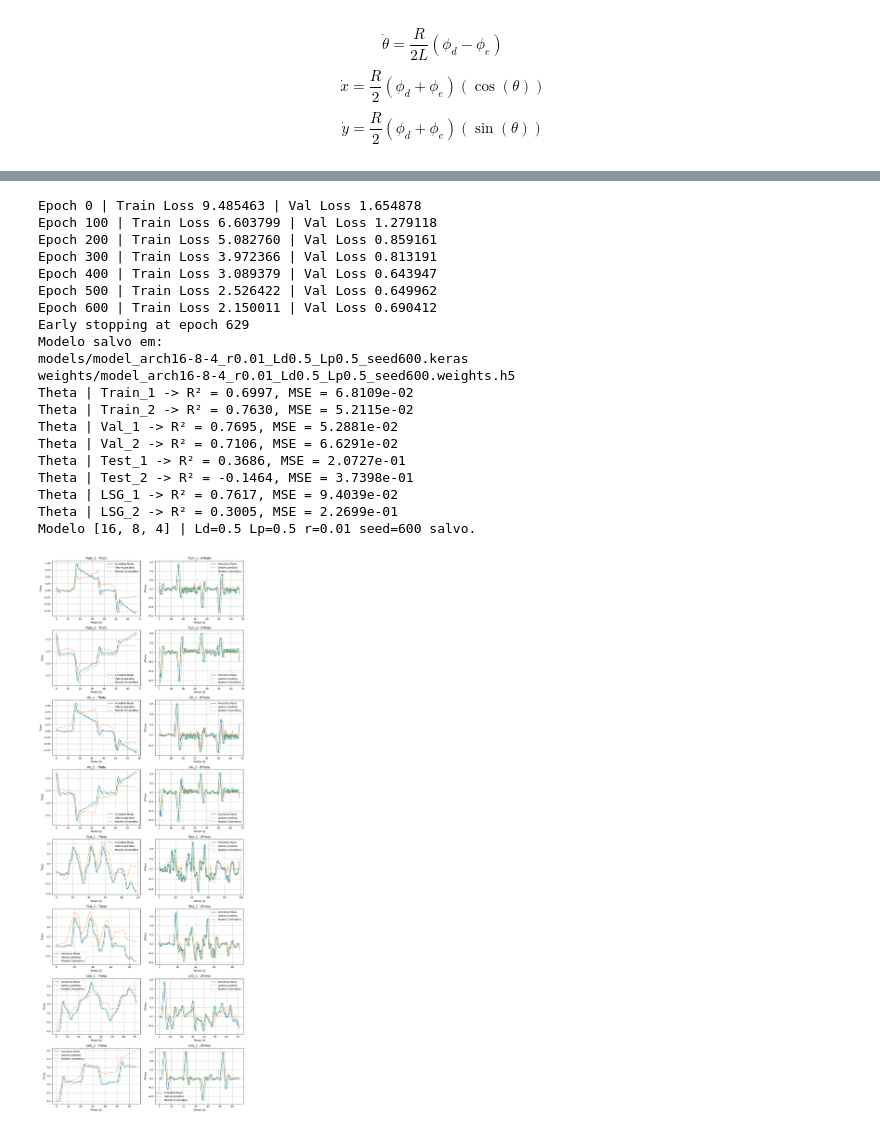
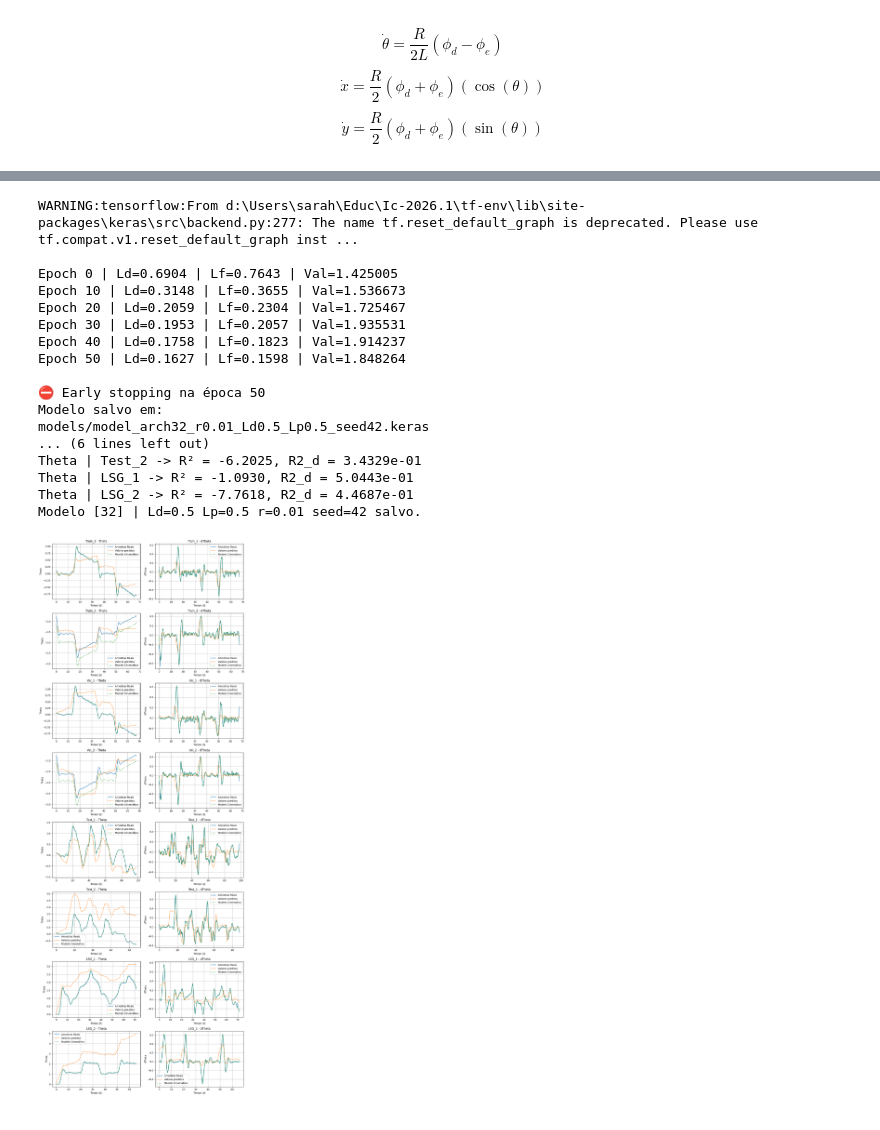
Before and after one commit to sarahmss/Ic-2026.1, a Jupyter notebook: 02-Filtered/02-SimpleLossSavGol/02-Ts-15/Theta/Train.ipynb, the cells around one changed output, grey strips where cells are left out. Cells and saved outputs as stored; diff of their text form; code cells hidden in the pictures.

```diff
--- a/02-Filtered/02-SimpleLossSavGol/02-Ts-15/Theta/Train.ipynb
+++ b/02-Filtered/02-SimpleLossSavGol/02-Ts-15/Theta/Train.ipynb
@@ -160,5 +172,5 @@ def GetCin(dataset):
 # %%
-def BuildRNN(architecture, initializer, regularizer):
+def BuildRNN(architecture, recurrent_initializer, initializer, regularizer):
 
     model = tf.keras.Sequential()
     model.add(tf.keras.layers.Input(shape=(TIME_STEPS, INPUT_SIZE)))
@@ -166,19 +178,16 @@ def BuildRNN(architecture, initializer, regularizer):
     for i, units in enumerate(architecture):
 
         return_sequences = (i < len(architecture) - 1)
-        if return_sequences == True:
-            act = 'linear'
-        else:
-            act = 'tanh'
         model.add(
             tf.keras.layers.SimpleRNN(
                 units,
-                activation=act,
-                return_sequences=return_sequences,
+                activation='tanh',
                 kernel_initializer=initializer,
+                recurrent_initializer=recurrent_initializer,
+                bias_initializer='zeros',
                 kernel_regularizer=regularizer,
                 recurrent_regularizer=regularizer,
-                bias_regularizer=regularizer
+                return_sequences=return_sequences,
             )
         )
 
@@ -187,8 +196,8 @@ def BuildRNN(architecture, initializer, regularizer):
             OUTPUT_SIZE,
             activation="linear",
             kernel_initializer=initializer,
+            bias_initializer='zeros',
             kernel_regularizer=regularizer,
-            bias_regularizer=regularizer
         )
     )
 
@@ -376,3 +391,5 @@ def EvalModel(model):
         plt.tight_layout()
 
     return metrics
+# %%
+metrics = EvalModel(model)
@@ -443,62 +464,67 @@ from itertools import product
 N_MODELS = 5
 seeds = np.random.choice(range(1, 10000), size=N_MODELS, replace=False)
 
-architectures = [[16, 8, 4],
-    [32], [64], [128], [264],
+architectures = [[32],
+    [16], [32], [64], [128], [264],
     [8, 4], [16, 8], [32, 16], [64, 32], [128, 64], [264, 128],
     [16, 8, 4], [32, 16, 8], [128, 64, 32], [264, 128, 64]
 ]
 
 Ld_Lp = [[0.5, 0.5], [0.3,0.7], [0.7,0.3]]
 r_values = [0.01, 0.9]
 
 results = {}
 # produto cartesiano de todos hiperparâmetros
 for arch, (Ld, Lp), r in product(architectures, Ld_Lp, r_values):
 
     for i, s in enumerate(seeds):
+        s = 42
+        tf.keras.backend.clear_session()
+        np.random.seed(s)
+        tf.random.set_seed(s)
 
-        tf.keras.backend.clear_session()
+        initializer = tf.keras.initializers.GlorotUniform(seed=s)
+        recurrent_initializer = tf.keras.initializers.Orthogonal(seed=s)
 
-        init = initializers.RandomNormal(seed=int(s))
-        reg = tf.keras.regularizers.l2(r)
-        model = BuildRNN(arch, init, reg)
+        l2_reg = tf.keras.regularizers.l2(1e-4)
+
+        model = BuildRNN(arch, recurrent_initializer, initializer, l2_reg)
         model.build((None, TIME_STEPS, INPUT_SIZE))
 
-        opt = Adam(learning_rate=0.001)
+        opt = Adam(learning_rate=1e-3)
         opt.build(model.trainable_variables)
 
         TrainPINN(
             model,
             Ld=Ld,
             Lp=Lp,
-            optimizer=opt
-        )
+            optimizer=opt,
+            epochs=300,
+            Es=True,
+            patience=50)
+
         model_name = f"model_arch{'-'.join(map(str, arch))}_r{r}_Ld{Ld}_Lp{Lp}_seed{s}"
         ExportModel(model, model_name=model_name)
         metrics = EvalModel(model)
         UpdateRow(metrics, arch, Ld, Lp, r, s, excel_file="resultados.xlsx")
         break
     break
 # %% [output]
-Epoch 0 | Train Loss 9.485463 | Val Loss 1.654878
-Epoch 100 | Train Loss 6.603799 | Val Loss 1.279118
-Epoch 200 | Train Loss 5.082760 | Val Loss 0.859161
-Epoch 300 | Train Loss 3.972366 | Val Loss 0.813191
-Epoch 400 | Train Loss 3.089379 | Val Loss 0.643947
-Epoch 500 | Train Loss 2.526422 | Val Loss 0.649962
-Epoch 600 | Train Loss 2.150011 | Val Loss 0.690412
-Early stopping at epoch 629
+WARNING:tensorflow:From d:\Users\sarah\Educ\Ic-2026.1\tf-env\lib\site-packages\keras\src\backend.py:277: The name tf.reset_default_graph is deprecated. Please use tf.compat.v1.reset_default_graph inst ...
+
+Epoch 0 | Ld=0.6904 | Lf=0.7643 | Val=1.425005
+Epoch 10 | Ld=0.3148 | Lf=0.3655 | Val=1.536673
+Epoch 20 | Ld=0.2059 | Lf=0.2304 | Val=1.725467
+Epoch 30 | Ld=0.1953 | Lf=0.2057 | Val=1.935531
+Epoch 40 | Ld=0.1758 | Lf=0.1823 | Val=1.914237
+Epoch 50 | Ld=0.1627 | Lf=0.1598 | Val=1.848264
+
+⛔ Early stopping na época 50
 Modelo salvo em:
-models/model_arch16-8-4_r0.01_Ld0.5_Lp0.5_seed600.keras
-weights/model_arch16-8-4_r0.01_Ld0.5_Lp0.5_seed600.weights.h5
-Theta | Train_1 -> R² = 0.6997, MSE = 6.8109e-02
-Theta | Train_2 -> R² = 0.7630, MSE = 5.2115e-02
-Theta | Val_1 -> R² = 0.7695, MSE = 5.2881e-02
-Theta | Val_2 -> R² = 0.7106, MSE = 6.6291e-02
-Theta | Test_1 -> R² = 0.3686, MSE = 2.0727e-01
-Theta | Test_2 -> R² = -0.1464, MSE = 3.7398e-01
-Theta | LSG_1 -> R² = 0.7617, MSE = 9.4039e-02
-Theta | LSG_2 -> R² = 0.3005, MSE = 2.2699e-01
-Modelo [16, 8, 4] | Ld=0.5 Lp=0.5 r=0.01 seed=600 salvo.
+models/model_arch32_r0.01_Ld0.5_Lp0.5_seed42.keras
+... (6 lines left out)
+Theta | Test_2 -> R² = -6.2025, R2_d = 3.4329e-01
+Theta | LSG_1 -> R² = -1.0930, R2_d = 5.0443e-01
+Theta | LSG_2 -> R² = -7.7618, R2_d = 4.4687e-01
+Modelo [32] | Ld=0.5 Lp=0.5 r=0.01 seed=42 salvo.
-[figure, old version]
+[figure, new version]
```
Also changed, not shown: parts of 17 cells of this notebook, 25 other files.
